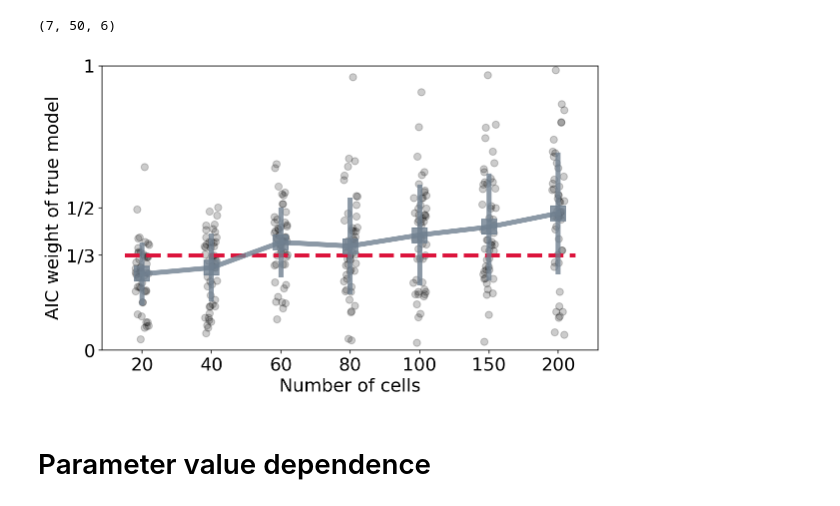
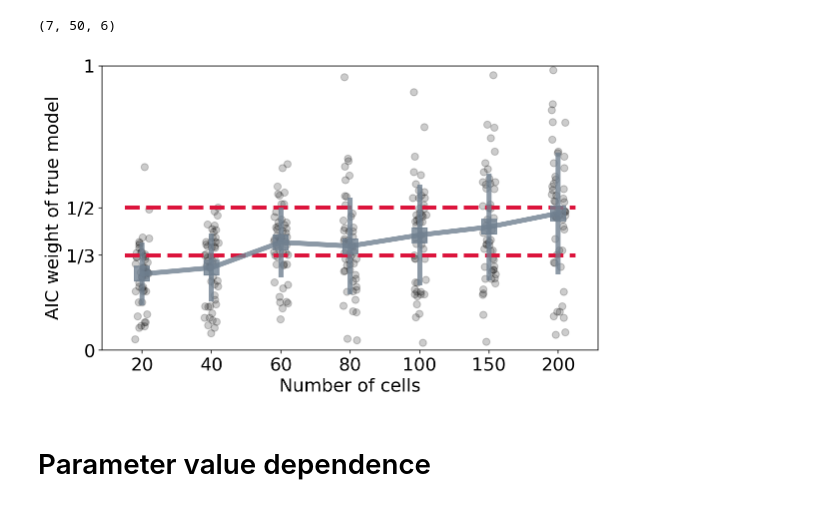
Before and after one commit to pachterlab/GVP_2023, a Jupyter notebook: gg230119_reactors.ipynb, the cells around one changed output. Cells and saved outputs as stored; diff of their text form; code cells hidden in the pictures.

```diff
--- a/gg230119_reactors.ipynb
+++ b/gg230119_reactors.ipynb
@@ -1165,27 +1165,28 @@ AIC /= AIC.sum(2)[:,:,None]
 # %%
 fig1,ax1 = plt.subplots(1,1,figsize=dims)
 # nC = [20,50,100]
 for k in range(len(n_cells_vec)):
     plt.scatter(k+(np.random.rand(n_trials)-0.5)/5, AIC[k,:,0],50,'k',alpha=0.2)
 ax1.set_xticks(np.arange(len(n_cells_vec)),n_cells_vec,fontsize=fs)
 ax1.set_xlabel('Number of cells',fontsize=fs)
 ax1.set_ylabel('AIC weight of true model',fontsize=fs)
+plt.plot([-0.25,len(n_cells_vec)-0.75],[1/2]*2,'--',color='crimson',linewidth=4)
 plt.plot([-0.25,len(n_cells_vec)-0.75],[1/3]*2,'--',color='crimson',linewidth=4)
 # plt.plot(np.arange(len(n_cells_vec)),np.median(AIC[:,:,0],1).squeeze()
 #              ,linewidth=5,color='dodgerblue',alpha=0.4)
 
 plt.errorbar(np.arange(len(n_cells_vec)),AIC[:,:,0].mean(1).squeeze(),
              AIC[:,:,0].std(1).squeeze(),linewidth=5,color='slategray',alpha=0.8,markersize=15,fmt='s-')
 ax1.set_yticks([0,1/3,1/2,1],('0','1/3','1/2','1'),fontsize=fs)
 
 plt.ylim([0,1])
 # plt.legend()
 plt.tight_layout()
 
 plt.savefig('figs/fig4c.png',dpi=450)
 plt.savefig('figs/fig4c.pdf')
 # %% [output]
-[figure, old version]
+[figure, new version]
 # %% [markdown]
 # Parameter value dependence
 # %%
```
Also changed, not shown: parts of 2 cells of this notebook, 4 other files.
